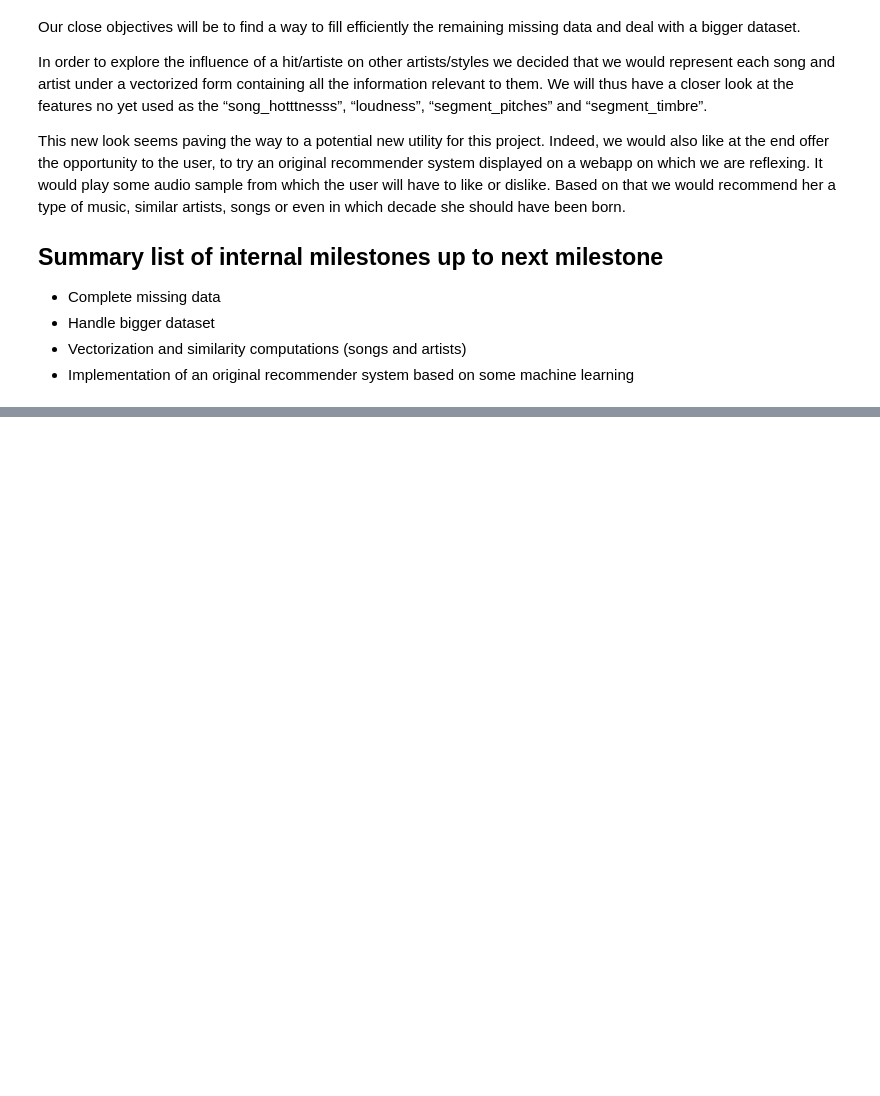
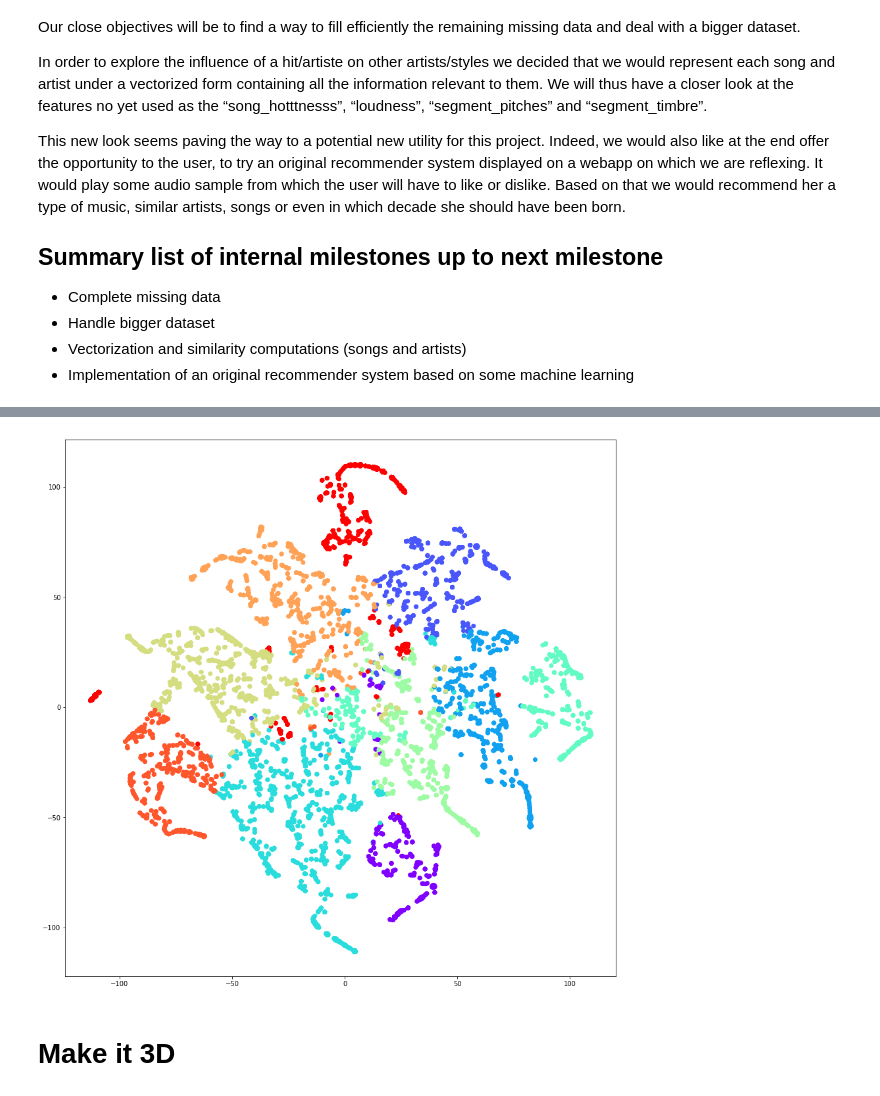
Before and after one commit to cgallay/Ada, a Jupyter notebook: Project/Projet_ADA_M2.ipynb, the cells around one changed output, grey strips where cells are left out. Saved outputs shown, nothing was run; the diff lists cells and outputs as text; code cells hidden in the pictures; blank space fills up the shorter version.

Commit message:
Charles: 3D plots of the music space

```diff
--- a/Project/Projet_ADA_M2.ipynb
+++ b/Project/Projet_ADA_M2.ipynb
@@ -400,0 +432,10 @@ This new look seems paving the way to a potential new utility for this project.
+# %%
+#colors = matplotlib.cm.rainbow(np.linspace(0, 1, 10))
+#plt.figure(figsize=(15,15))
+#plt.scatter(song_2d[:,0],song_2d[:,1], color=df_song["genre"].apply(lambda g: colors[g]).values)
+colors = matplotlib.cm.rainbow(np.linspace(0, 1, 10))
+plot2d_matplotlib(song_2d, df_song["genre"].apply(lambda g: colors[g]).values)
+# %% [output]
+[figure, added]
+# %% [markdown]
+# Make it 3D
```
Also changed, not shown: parts of 36 cells of this notebook, 5 other files.
